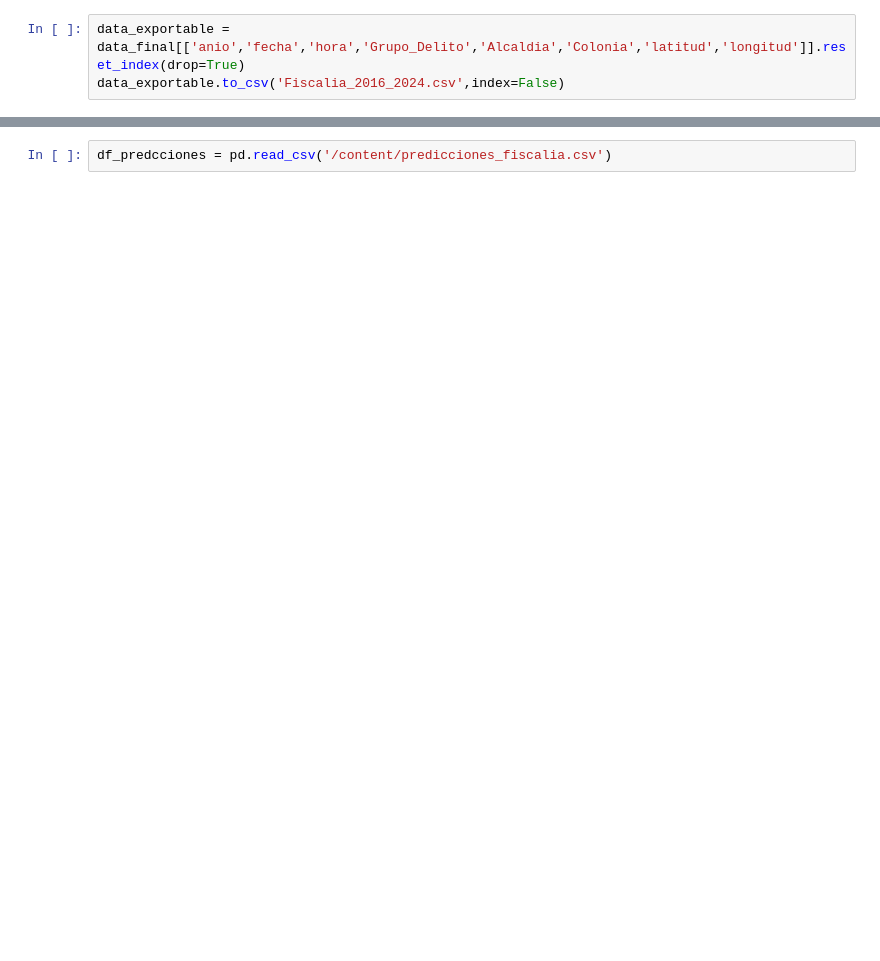
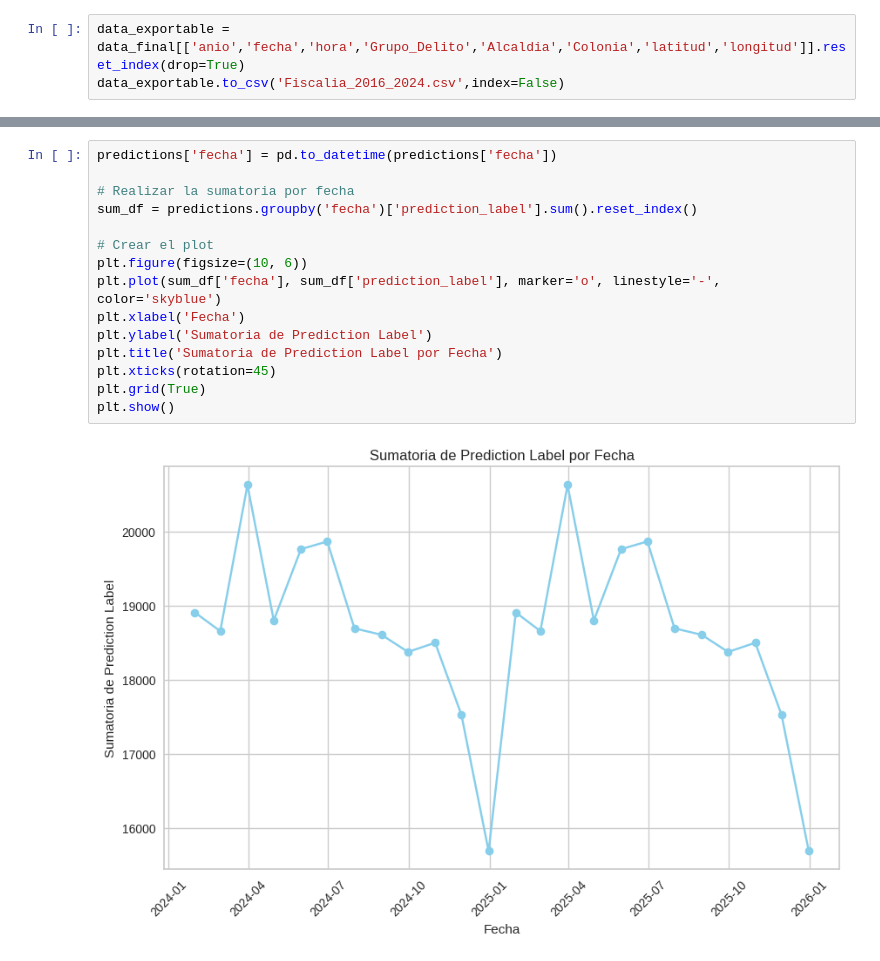
Before and after one commit to AlanFabian1/Julian, a Jupyter notebook: Joaquin.ipynb, the cells around one changed output, grey strips where cells are left out. Saved outputs shown, nothing was run; the diff lists cells and outputs as text; blank space fills up the shorter version.

```diff
--- a/Joaquin.ipynb
+++ b/Joaquin.ipynb
@@ -219,2 +583,17 @@ predictions
-# %%
-df_predcciones = pd.read_csv('/content/predicciones_fiscalia.csv')
+# %%
+predictions['fecha'] = pd.to_datetime(predictions['fecha'])
+
+# Realizar la sumatoria por fecha
+sum_df = predictions.groupby('fecha')['prediction_label'].sum().reset_index()
+
+# Crear el plot
+plt.figure(figsize=(10, 6))
+plt.plot(sum_df['fecha'], sum_df['prediction_label'], marker='o', linestyle='-', color='skyblue')
+plt.xlabel('Fecha')
+plt.ylabel('Sumatoria de Prediction Label')
+plt.title('Sumatoria de Prediction Label por Fecha')
+plt.xticks(rotation=45)
+plt.grid(True)
+plt.show()
+# %% [output]
+[figure, added]
```
Also changed, not shown: parts of 65 cells of this notebook.
